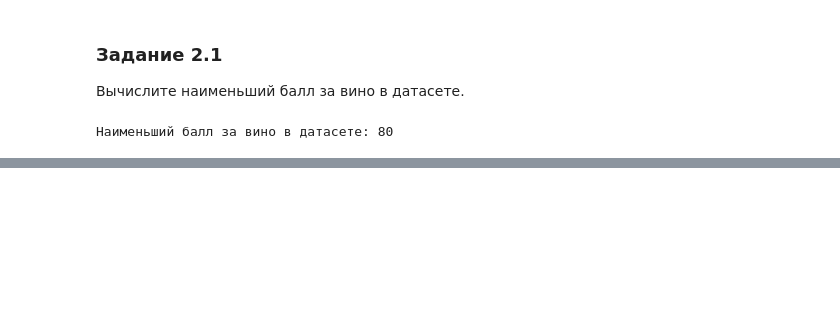
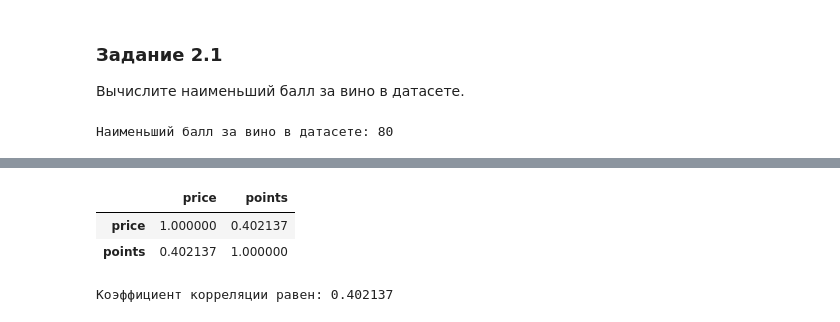
Before and after one commit to esta1d/Data_Science_learning, a Jupyter notebook: block-3/Educational_Materials/EDA-2. Математическая статистика в контексте EDA/2. Описательная статистика.ipynb, the cells around one changed output, grey strips where cells are left out. Cells and saved outputs as stored; diff of their text form; code cells hidden in the pictures; blank space fills up the shorter version.

```diff
--- a/block-3/Educational_Materials/EDA-2. Математическая статистика в контексте EDA/2. Описательная статистика.ipynb
+++ b/block-3/Educational_Materials/EDA-2. Математическая статистика в контексте EDA/2. Описательная статистика.ipynb
@@ -34,0 +213,10 @@ print('Наименьший балл за вино в датасете:', wine_d
+# %%
+wine_data[['price','points']].corr()
+# %% [output]
+|  | price | points |
+| price | 1.000000 | 0.402137 |
+| points | 0.402137 | 1.000000 |
+# %%
+print('Коэффициент корреляции равен:', round(wine_data[['price','points']].corr().iloc[0,1],6))
+# %% [output]
+Коэффициент корреляции равен: 0.402137
```
Also changed, not shown: parts of 28 cells of this notebook.
